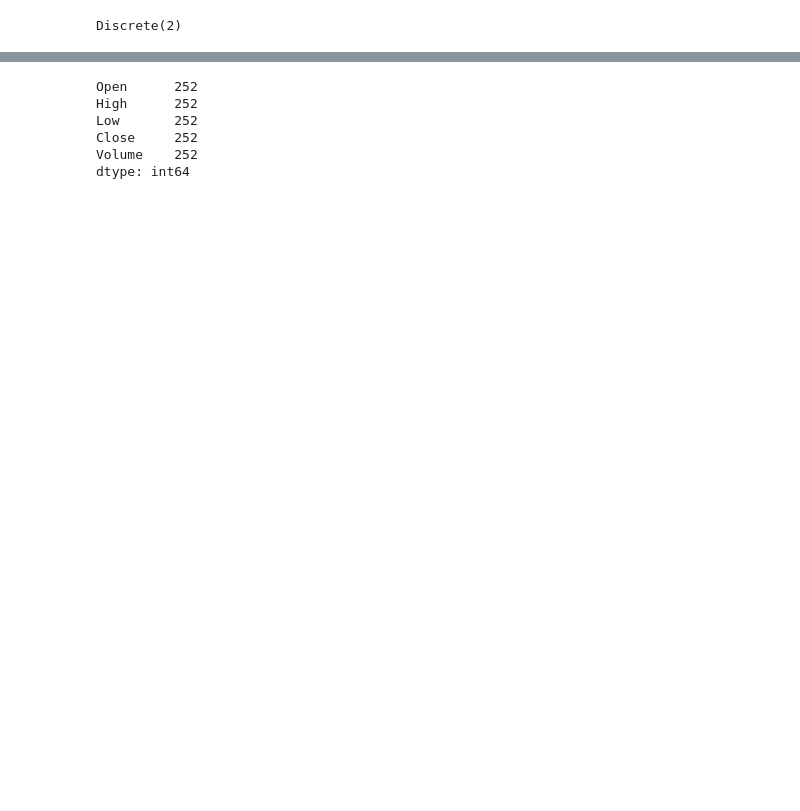
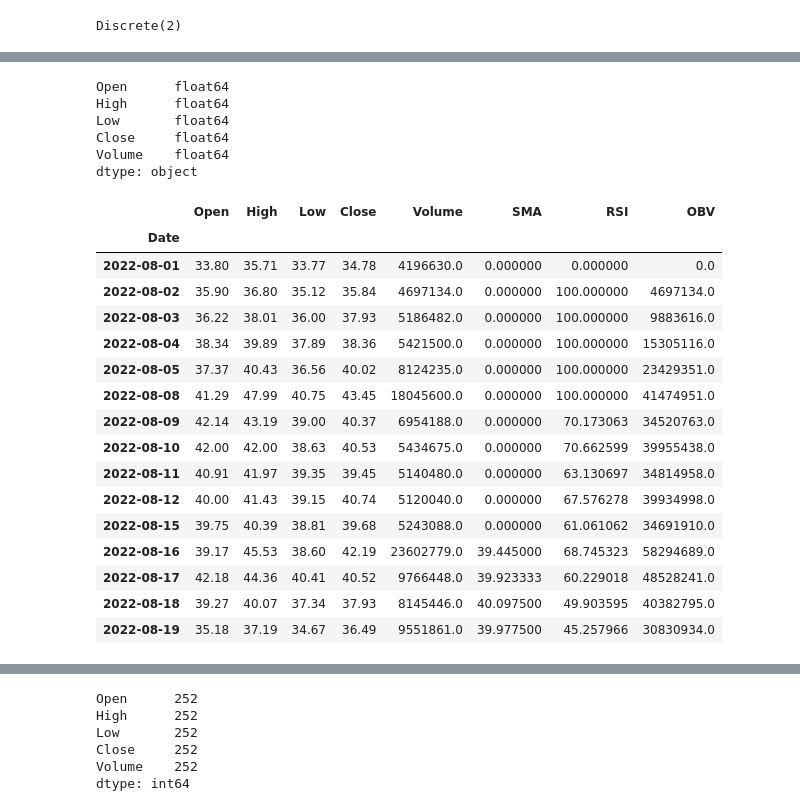
Before and after one commit to itz-sayak/Tic-tac-toe, a Jupyter notebook: Trading_using_Reinforcement_Learning.ipynb, the cells around one changed output, grey strips where cells are left out. Drawn from its saved outputs; the diff is of its cells as text; code cells hidden in the pictures; blank space fills up the shorter version.

```diff
--- a/Trading_using_Reinforcement_Learning.ipynb
+++ b/Trading_using_Reinforcement_Learning.ipynb
@@ -168,0 +179,36 @@ info {'total_reward': -2.739999999999995, 'total_profit': 0.674998980186921, 'po
+# %%
+df['Volume'] = df['Volume'].apply(lambda x: float(x.replace(",", "")))
+# %%
+df.dtypes
+# %% [output]
+Open      float64
+High      float64
+Low       float64
+Close     float64
+Volume    float64
+dtype: object
+# %%
+df['SMA'] = TA.SMA(df, 12)
+df['RSI'] = TA.RSI(df)
+df['OBV'] = TA.OBV(df)
+df.fillna(0, inplace=True)
+# %%
+df.head(15)
+# %% [output]
+|  | Open | High | Low | Close | Volume | SMA | RSI | OBV |
+| Date |  |  |  |  |  |  |  |  |
+| 2022-08-01 | 33.80 | 35.71 | 33.77 | 34.78 | 4196630.0 | 0.000000 | 0.000000 | 0.0 |
+| 2022-08-02 | 35.90 | 36.80 | 35.12 | 35.84 | 4697134.0 | 0.000000 | 100.000000 | 4697134.0 |
+| 2022-08-03 | 36.22 | 38.01 | 36.00 | 37.93 | 5186482.0 | 0.000000 | 100.000000 | 9883616.0 |
+| 2022-08-04 | 38.34 | 39.89 | 37.89 | 38.36 | 5421500.0 | 0.000000 | 100.000000 | 15305116.0 |
+| 2022-08-05 | 37.37 | 40.43 | 36.56 | 40.02 | 8124235.0 | 0.000000 | 100.000000 | 23429351.0 |
+| 2022-08-08 | 41.29 | 47.99 | 40.75 | 43.45 | 18045600.0 | 0.000000 | 100.000000 | 41474951.0 |
+| 2022-08-09 | 42.14 | 43.19 | 39.00 | 40.37 | 6954188.0 | 0.000000 | 70.173063 | 34520763.0 |
+| 2022-08-10 | 42.00 | 42.00 | 38.63 | 40.53 | 5434675.0 | 0.000000 | 70.662599 | 39955438.0 |
+| 2022-08-11 | 40.91 | 41.97 | 39.35 | 39.45 | 5140480.0 | 0.000000 | 63.130697 | 34814958.0 |
+| 2022-08-12 | 40.00 | 41.43 | 39.15 | 40.74 | 5120040.0 | 0.000000 | 67.576278 | 39934998.0 |
+| 2022-08-15 | 39.75 | 40.39 | 38.81 | 39.68 | 5243088.0 | 0.000000 | 61.061062 | 34691910.0 |
+| 2022-08-16 | 39.17 | 45.53 | 38.60 | 42.19 | 23602779.0 | 39.445000 | 68.745323 | 58294689.0 |
+| 2022-08-17 | 42.18 | 44.36 | 40.41 | 40.52 | 9766448.0 | 39.923333 | 60.229018 | 48528241.0 |
+| 2022-08-18 | 39.27 | 40.07 | 37.34 | 37.93 | 8145446.0 | 40.097500 | 49.903595 | 40382795.0 |
+| 2022-08-19 | 35.18 | 37.19 | 34.67 | 36.49 | 9551861.0 | 39.977500 | 45.257966 | 30830934.0 |
```
Also changed, not shown: parts of 17 cells of this notebook.
